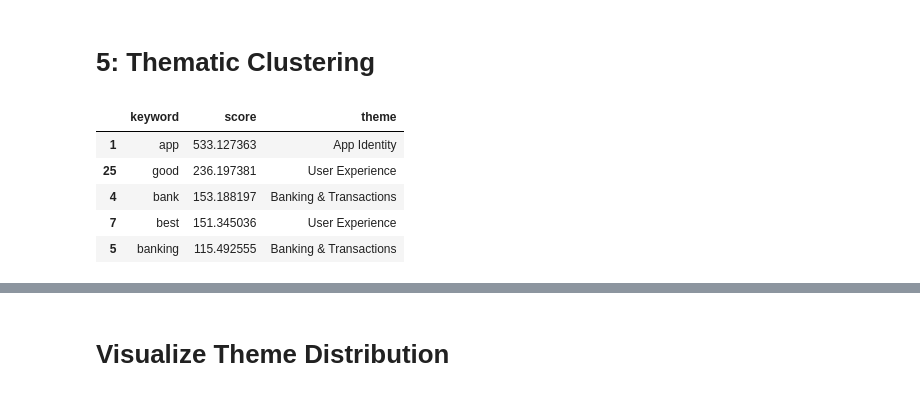
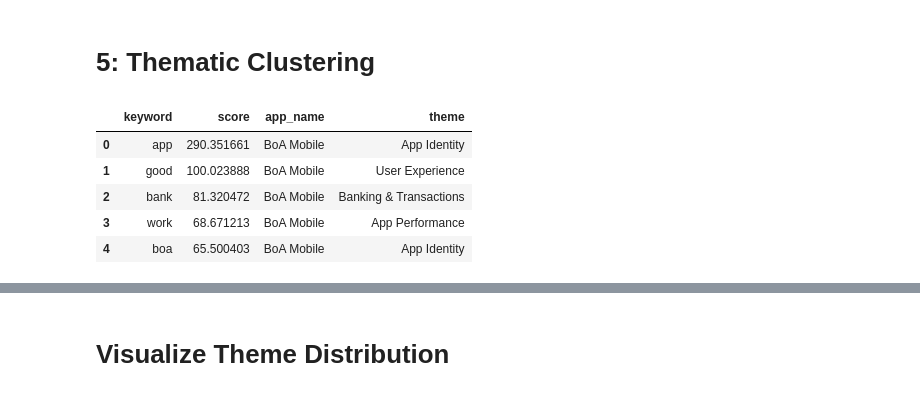
Before and after one commit to OliyadTeshome/Customer-Experience-Analytics-for-Ethiopian-Top-3-Banking-Apps, a Jupyter notebook: notebooks/3_sentiment_and_keywords.ipynb, the cells around one changed output, grey strips where cells are left out. Saved outputs shown, nothing was run; the diff lists cells and outputs as text; code cells hidden in the pictures.

```diff
--- a/notebooks/3_sentiment_and_keywords.ipynb
+++ b/notebooks/3_sentiment_and_keywords.ipynb
@@ -152,8 +162,2 @@ plt.show()
 # %% [markdown]
 # 4: Keyword Extraction
-# %%
-from keywords import extract_keywords_tfidf
-
-# Extract keywords
-keywords_df = extract_keywords_tfidf(df, text_column="review", max_features=50, ngram_range=(1, 2))
-keywords_df.head()
@@ -166,0 +170,22 @@ keywords_df.head()
+# %%
+from keywords import extract_keywords_tfidf
+
+bank_keywords = []
+
+# Loop through each bank
+for bank_name, group_df in df.groupby("app_name"):
+    print(f"Extracting keywords for {bank_name}...")
+
+    # Extract keywords for this bank
+    keywords_df = extract_keywords_tfidf(group_df, text_column="review", max_features=50, ngram_range=(1, 2))
+
+    # Add a column for bank name
+    keywords_df["app_name"] = bank_name
+
+    bank_keywords.append(keywords_df)
+
+# Combine all results into one DataFrame
+all_keywords_df = pd.concat(bank_keywords, ignore_index=True)
+
+# Preview
+all_keywords_df.head()
@@ -196,15 +382,15 @@ Passing `palette` without assigning `hue` is deprecated and will be removed in v
 # %%
 from themes import assign_themes_to_keywords
 
 # Assign themes
-keywords_with_themes = assign_themes_to_keywords(keywords_df)
+keywords_with_themes = assign_themes_to_keywords(all_keywords_df)
 
 # Preview
 keywords_with_themes.head()
 # %% [output]
-|  | keyword | score | theme |
-| 1 | app | 533.127363 | App Identity |
-| 25 | good | 236.197381 | User Experience |
-| 4 | bank | 153.188197 | Banking & Transactions |
-| 7 | best | 151.345036 | User Experience |
-| 5 | banking | 115.492555 | Banking & Transactions |
+|  | keyword | score | app_name | theme |
+| 0 | app | 290.351661 | BoA Mobile | App Identity |
+| 1 | good | 100.023888 | BoA Mobile | User Experience |
+| 2 | bank | 81.320472 | BoA Mobile | Banking & Transactions |
+| 3 | work | 68.671213 | BoA Mobile | App Performance |
+| 4 | boa | 65.500403 | BoA Mobile | App Identity |
```
Also changed, not shown: parts of 18 cells of this notebook, 1 other file.
